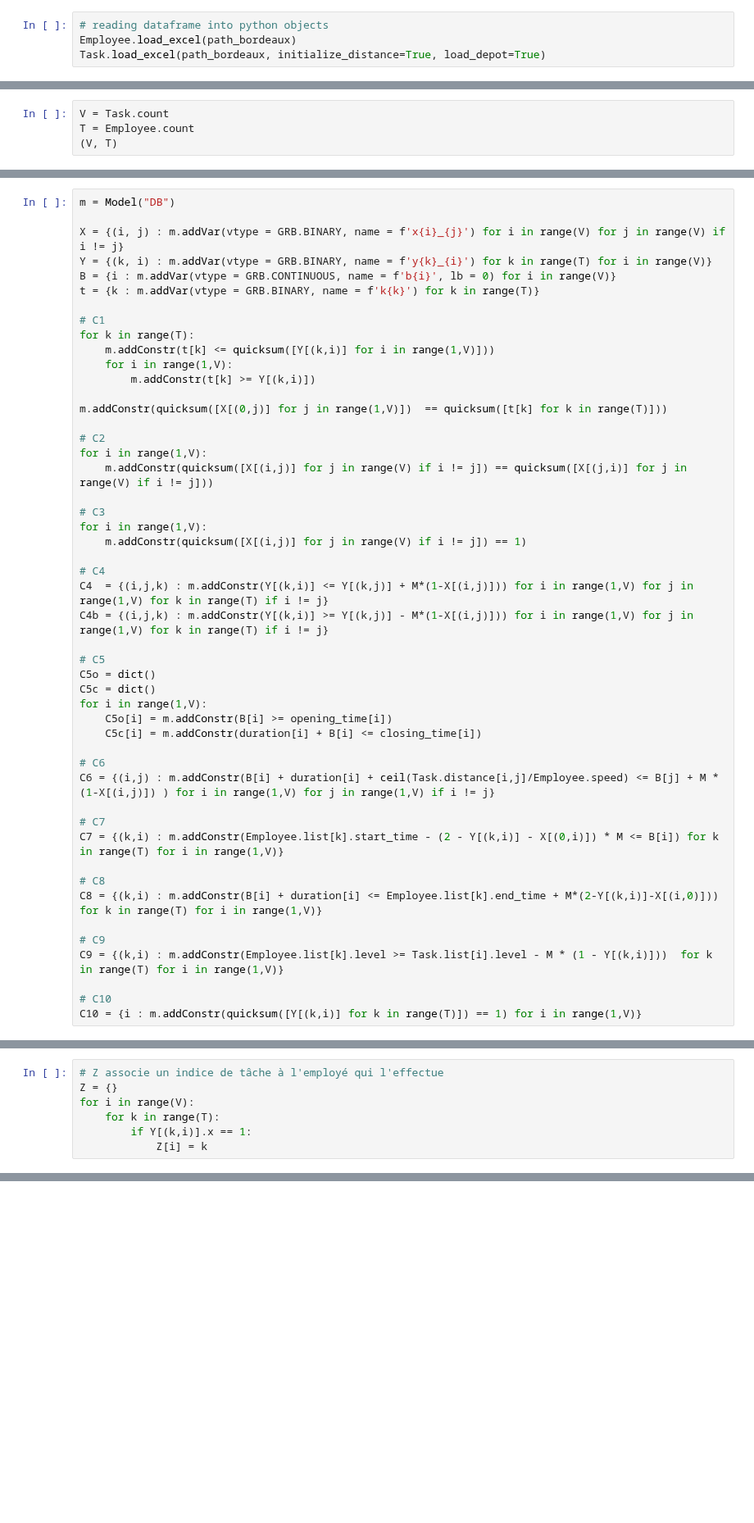
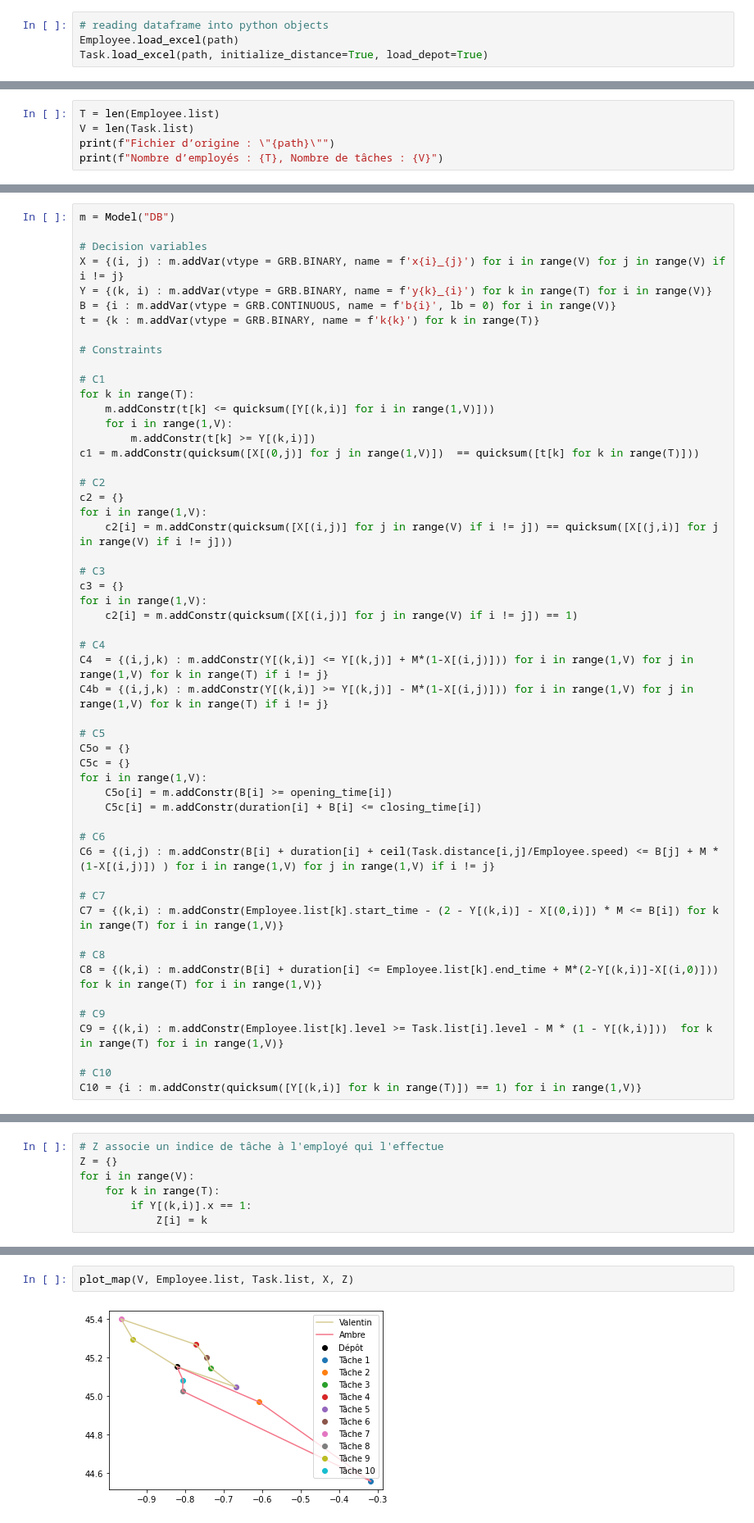
Before and after one commit to AubynKen/DecisionBrain, a Jupyter notebook: ST7.ipynb, the cells around one changed output, grey strips where cells are left out. Shown at 82% size. Cells and saved outputs as stored; diff of their text form; blank space fills up the shorter version.

```diff
--- a/ST7.ipynb
+++ b/ST7.ipynb
@@ -232,4 +93,4 @@ from file_paths import path_bordeaux
 # %%
 # reading dataframe into python objects
-Employee.load_excel(path_bordeaux)
-Task.load_excel(path_bordeaux, initialize_distance=True, load_depot=True)
+Employee.load_excel(path)
+Task.load_excel(path, initialize_distance=True, load_depot=True)
@@ -238,0 +97,5 @@ T = len(Task.list)
+# %%
+T = len(Employee.list)
+V = len(Task.list)
+print(f"Fichier d’origine : \"{path}\"")
+print(f"Nombre d’employés : {T}, Nombre de tâches : {V}")
@@ -244,4 +111,0 @@ Task(id=T1, position=[-0.31939224223757195, 44.55654938342008], duration=60, ski
-# %%
-V = Task.count
-T = Employee.count
-(V, T)
@@ -256,34 +121,38 @@ M = 1000000
 # %%
 m = Model("DB")
 
+# Decision variables
 X = {(i, j) : m.addVar(vtype = GRB.BINARY, name = f'x{i}_{j}') for i in range(V) for j in range(V) if i != j}
 Y = {(k, i) : m.addVar(vtype = GRB.BINARY, name = f'y{k}_{i}') for k in range(T) for i in range(V)}
 B = {i : m.addVar(vtype = GRB.CONTINUOUS, name = f'b{i}', lb = 0) for i in range(V)}
 t = {k : m.addVar(vtype = GRB.BINARY, name = f'k{k}') for k in range(T)}
+
+# Constraints
 
 # C1
 for k in range(T):
     m.addConstr(t[k] <= quicksum([Y[(k,i)] for i in range(1,V)]))
     for i in range(1,V):
         m.addConstr(t[k] >= Y[(k,i)])
-
-m.addConstr(quicksum([X[(0,j)] for j in range(1,V)])  == quicksum([t[k] for k in range(T)]))
+c1 = m.addConstr(quicksum([X[(0,j)] for j in range(1,V)])  == quicksum([t[k] for k in range(T)]))
 
 # C2
+c2 = {}
 for i in range(1,V):
-    m.addConstr(quicksum([X[(i,j)] for j in range(V) if i != j]) == quicksum([X[(j,i)] for j in range(V) if i != j]))
+    c2[i] = m.addConstr(quicksum([X[(i,j)] for j in range(V) if i != j]) == quicksum([X[(j,i)] for j in range(V) if i != j]))
 
 # C3
+c3 = {}
 for i in range(1,V):
-    m.addConstr(quicksum([X[(i,j)] for j in range(V) if i != j]) == 1)
+    c2[i] = m.addConstr(quicksum([X[(i,j)] for j in range(V) if i != j]) == 1)
 
 # C4
 C4  = {(i,j,k) : m.addConstr(Y[(k,i)] <= Y[(k,j)] + M*(1-X[(i,j)])) for i in range(1,V) for j in range(1,V) for k in range(T) if i != j}
 C4b = {(i,j,k) : m.addConstr(Y[(k,i)] >= Y[(k,j)] - M*(1-X[(i,j)])) for i in range(1,V) for j in range(1,V) for k in range(T) if i != j}
 
 # C5
-C5o = dict()
-C5c = dict()
+C5o = {}
+C5c = {}
 for i in range(1,V):
     C5o[i] = m.addConstr(B[i] >= opening_time[i])
     C5c[i] = m.addConstr(duration[i] + B[i] <= closing_time[i])
@@ -391,0 +240,4 @@ plt.show()
+# %%
+plot_map(V, Employee.list, Task.list, X, Z)
+# %% [output]
+[figure, added]
```
Also changed, not shown: parts of 25 cells of this notebook, 6 other files.
